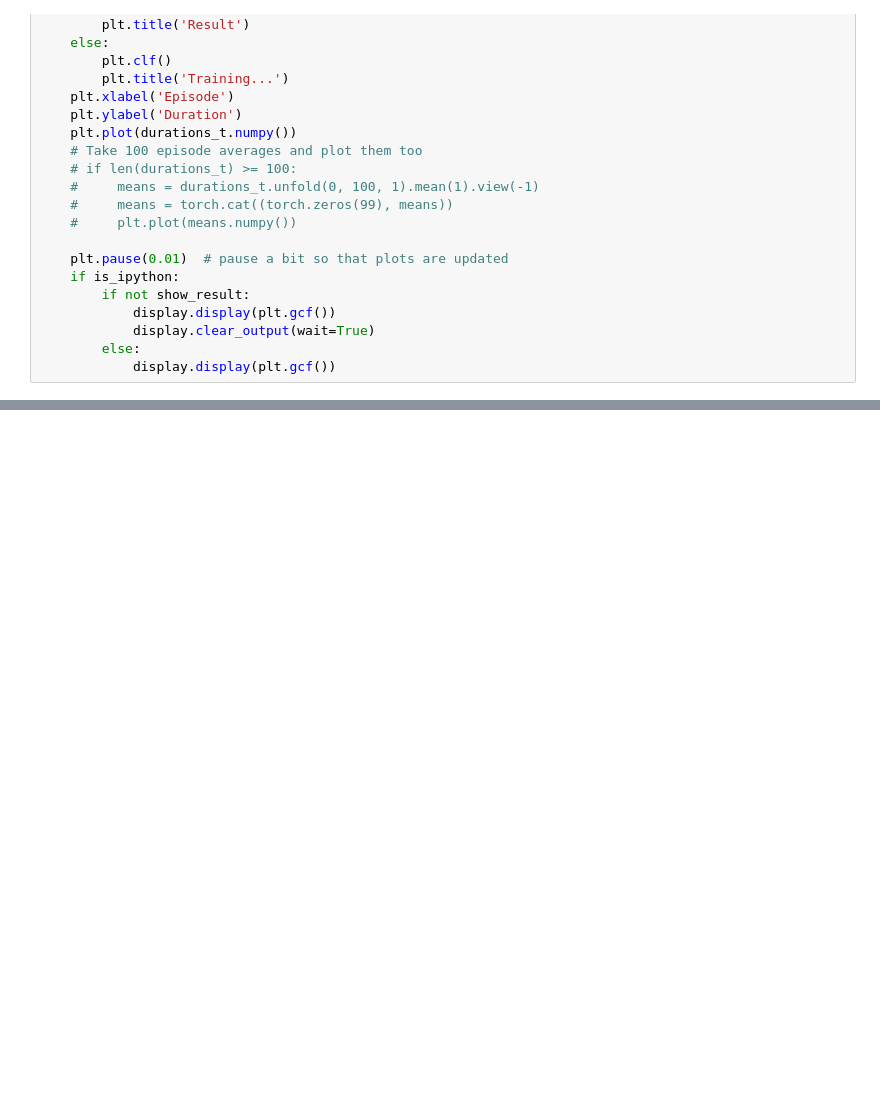
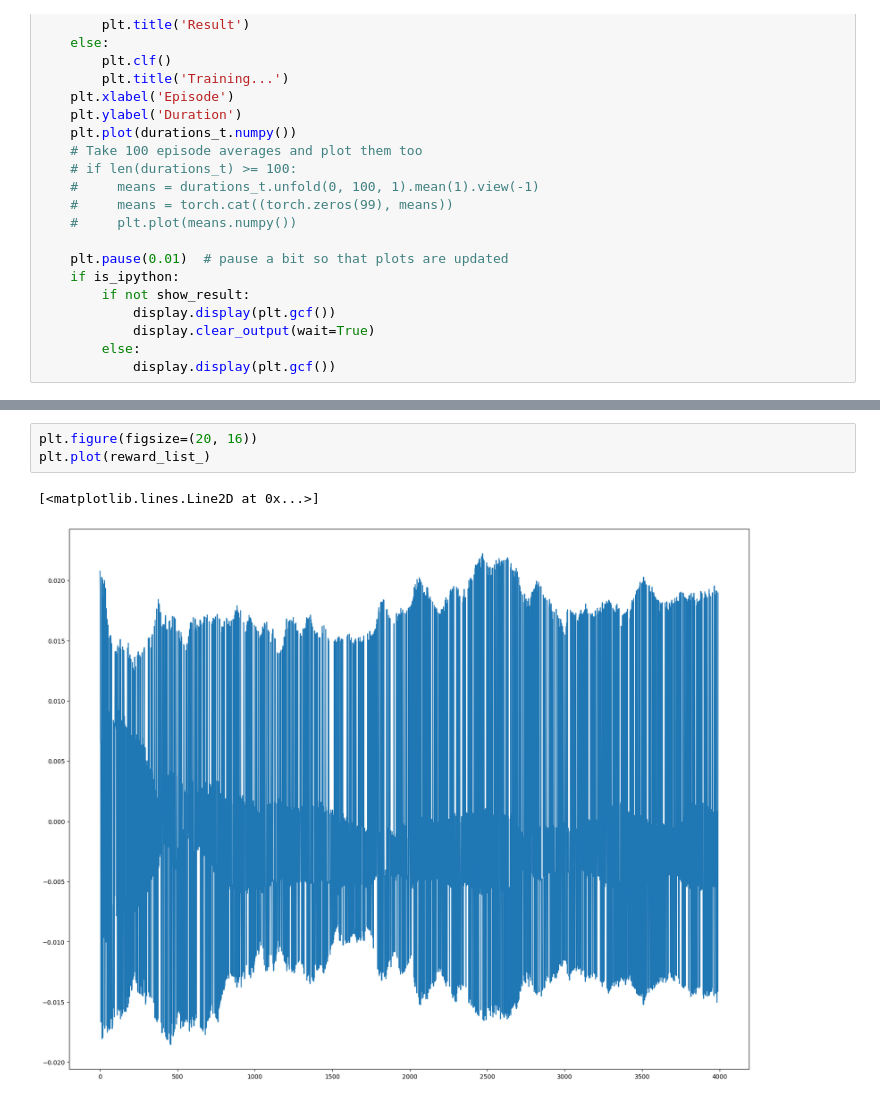
Before and after one commit to yutian-zhao/rl_experiments, a Jupyter notebook: rvic.ipynb, the cells around one changed output, grey strips where cells are left out. Cells and saved outputs as stored; diff of their text form; blank space fills up the shorter version.

```diff
--- a/rvic.ipynb
+++ b/rvic.ipynb
@@ -317,0 +391,6 @@ Complete
+# %%
+plt.figure(figsize=(20, 16))
+plt.plot(reward_list_)
+# %% [output]
+[<matplotlib.lines.Line2D at 0x...>]
+[figure, added]
```
Also changed, not shown: parts of 15 cells of this notebook, 2 other files.
